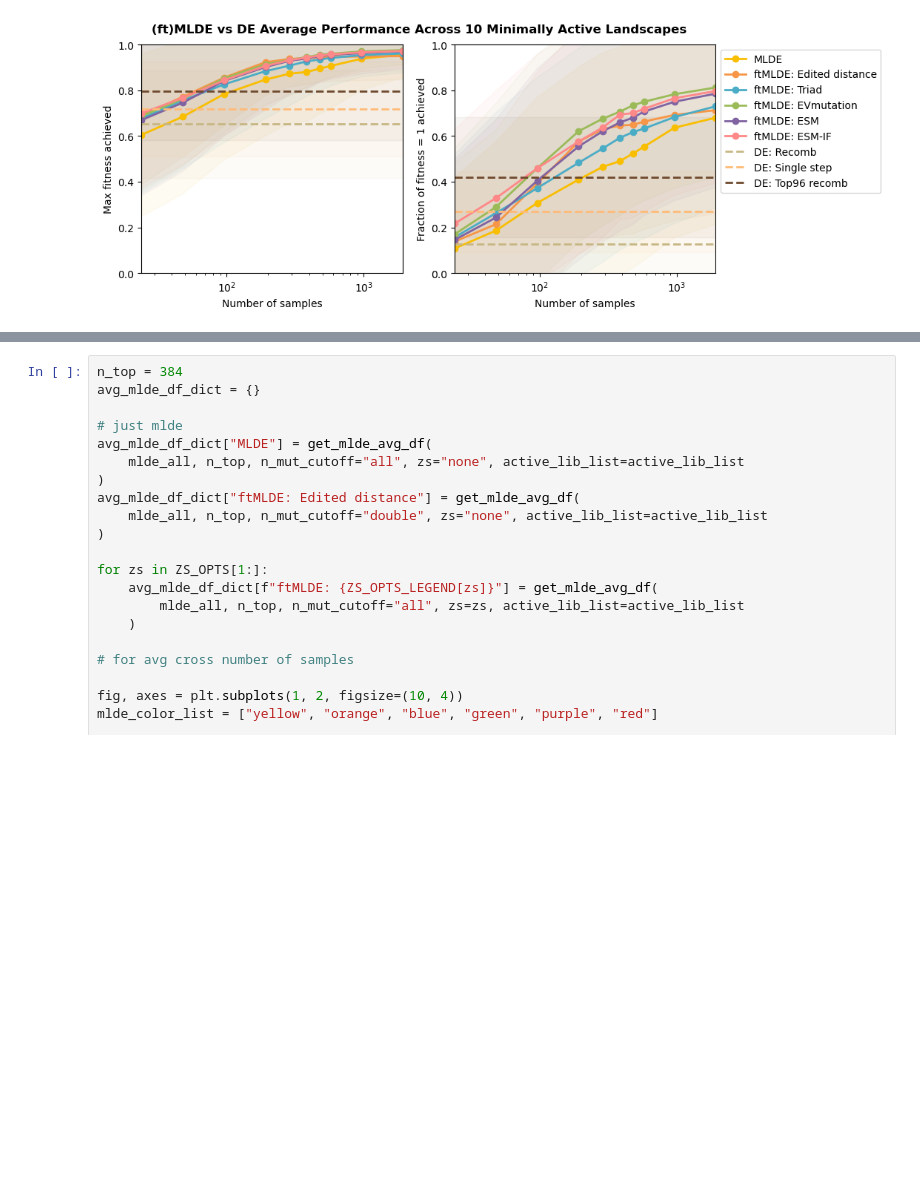
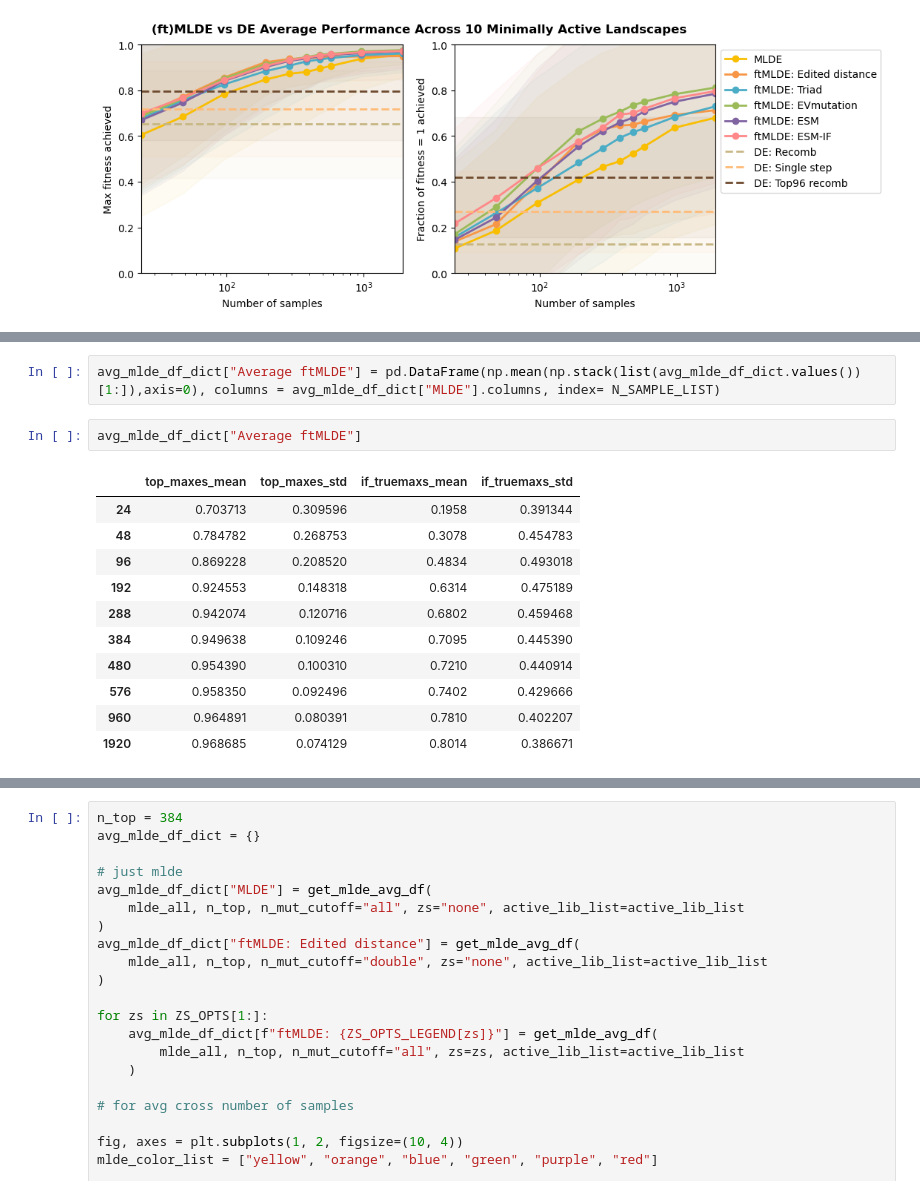
Before and after one commit to fhalab/SSMuLA, a Jupyter notebook: sandbox/avg_datasets.ipynb, the cells around one changed output, grey strips where cells are left out. Saved outputs shown, nothing was run; the diff lists cells and outputs as text; blank space fills up the shorter version.

```diff
--- a/sandbox/avg_datasets.ipynb
+++ b/sandbox/avg_datasets.ipynb
@@ -185,0 +198,16 @@ Text(0.5, 0.95, '(ft)MLDE vs DE Average Performance Across 10 Minimally Active L
+# %%
+avg_mlde_df_dict["Average ftMLDE"] = pd.DataFrame(np.mean(np.stack(list(avg_mlde_df_dict.values())[1:]),axis=0), columns = avg_mlde_df_dict["MLDE"].columns, index= N_SAMPLE_LIST)
+# %%
+avg_mlde_df_dict["Average ftMLDE"]
+# %% [output]
+|  | top_maxes_mean | top_maxes_std | if_truemaxs_mean | if_truemaxs_std |
+| 24 | 0.703713 | 0.309596 | 0.1958 | 0.391344 |
+| 48 | 0.784782 | 0.268753 | 0.3078 | 0.454783 |
+| 96 | 0.869228 | 0.208520 | 0.4834 | 0.493018 |
+| 192 | 0.924553 | 0.148318 | 0.6314 | 0.475189 |
+| 288 | 0.942074 | 0.120716 | 0.6802 | 0.459468 |
+| 384 | 0.949638 | 0.109246 | 0.7095 | 0.445390 |
+| 480 | 0.954390 | 0.100310 | 0.7210 | 0.440914 |
+| 576 | 0.958350 | 0.092496 | 0.7402 | 0.429666 |
+| 960 | 0.964891 | 0.080391 | 0.7810 | 0.402207 |
+| 1920 | 0.968685 | 0.074129 | 0.8014 | 0.386671 |
```
Also changed, not shown: parts of 7 cells of this notebook, 8 other files.
